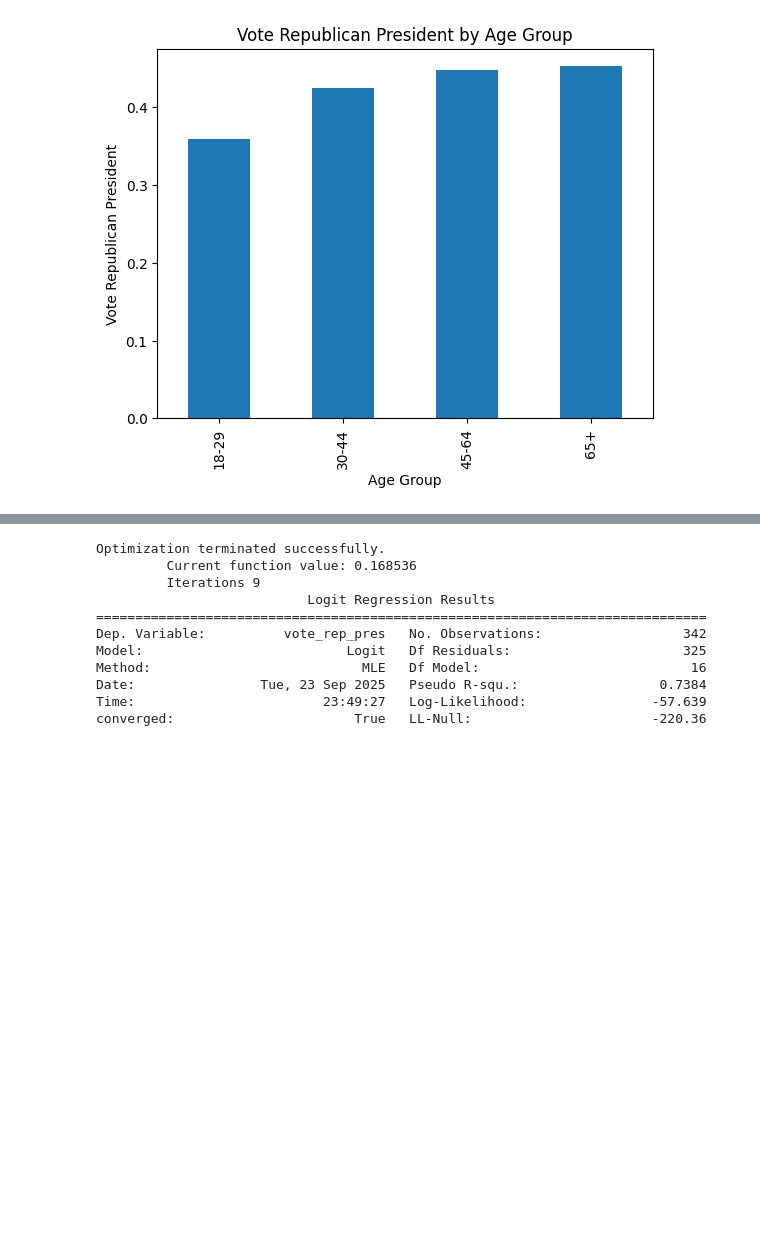
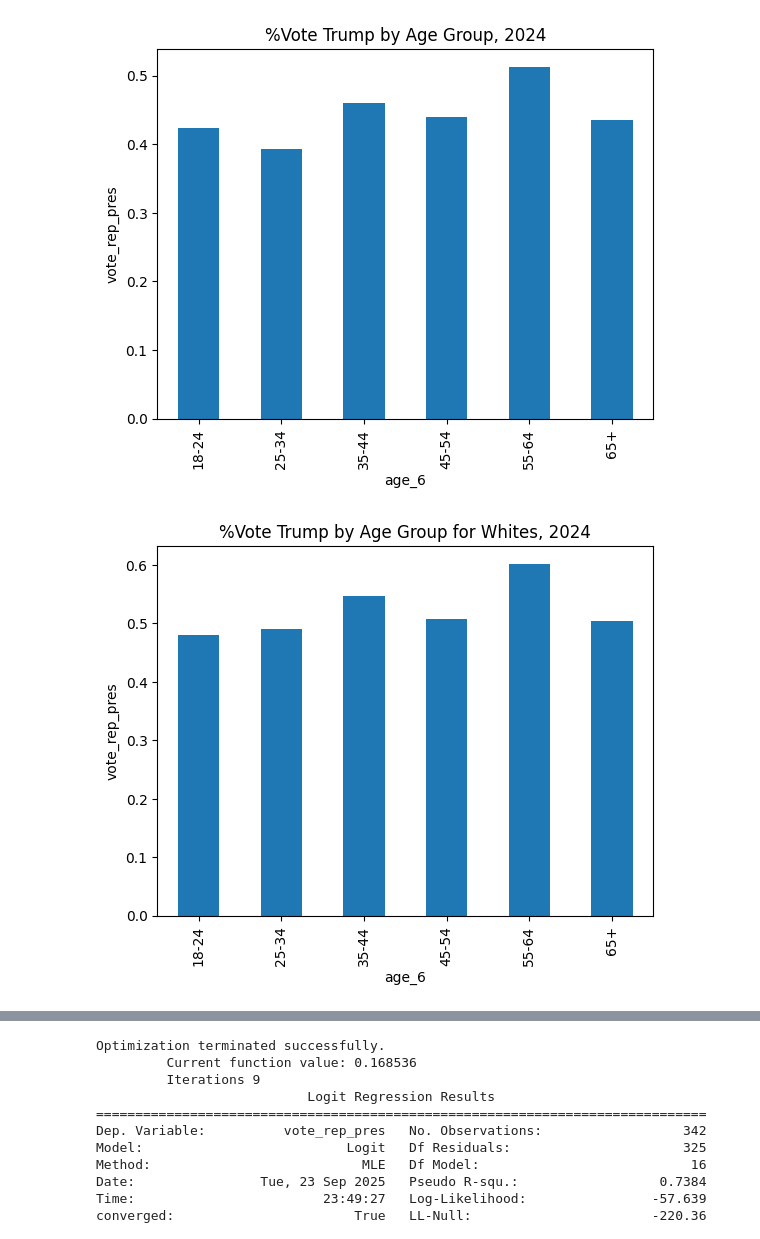
Before and after one commit to infiniteperplexity/python_socsci_revised, a Jupyter notebook: statsmodels.ipynb, the cells around one changed output, grey strips where cells are left out. Drawn from its saved outputs; the diff is of its cells as text; code cells hidden in the pictures; blank space fills up the shorter version.

```diff
--- a/statsmodels.ipynb
+++ b/statsmodels.ipynb
@@ -101,13 +105,23 @@ calculations = {
         "65+" if int(row["age"]) >= 65 else
         pd.NA
     ),
+    "age_6": lambda row: (
+        pd.NA if pd.isna(row["age"]) else
+        "18-24" if 18 <= int(row["age"]) <= 24 else
+        "25-34" if 25 <= int(row["age"]) <= 34 else
+        "35-44" if 35 <= int(row["age"]) <= 44 else
+        "45-54" if 45 <= int(row["age"]) <= 54 else
+        "55-64" if 55 <= int(row["age"]) <= 64 else
+        "65+" if int(row["age"]) >= 65 else
+        pd.NA
+    ),
     "resentment": lambda row: (
         pd.NA if pd.isna(row["special_favors_minus"]) or pd.isna(row["tried_harder_minus"]) or pd.isna(row["past_slavery_plus"]) or pd.isna(row["less_deserve_plus"]) else
         int(row["past_slavery_plus"]) + int(row["less_deserve_plus"]) - int(row["special_favors_minus"]) - int(row["tried_harder_minus"])#+ 12 # if you want a 4-20 scale.
     ),
     "race_edu_block": lambda row: (
         pd.NA if pd.isna(row["college_3"]) or pd.isna(row["race"]) else
-        "NonWhite" if row["race"] in ("Black","Hispanic","Other") else
+        "NonWhite" if row["race"] in ("Black","Hispanic","Other") else.csv", low_memor
         "WhiteCollege" if row["race"] == "White" and row["college_3"] == 2 else
         "WhiteNonCollege" if row["race"] == "White" and row["college_3"] in (0,1) else
         pd.NA
@@ -474,14 +620,32 @@ Name: count, dtype: Int64
 # %%
-anes2024 = anes[anes['year'] == 2024]
+whites2024 = anes2024[anes2024["race"] == "White"]
+men2024 = anes2024[anes2024["female"] == 0]
+nonwhite_men2024 = anes2024[(anes2024["female"] == 0) & (anes2024["race"] != "White")]
 # %%
 # age_group on x axis, vote_rep_pres on y axis
 from matplotlib import pyplot as plt
-nomiss = anes2024[anes2024["age_group"].notna() & anes2024["vote_rep_pres"].notna()]
-# bar chart showing average vote_rep_pres by age_group
-nomiss.groupby("age_group")["vote_rep_pres"].mean().plot(kind="bar")
-plt.xlabel("Age Group")
-plt.ylabel("Vote Republican President")
-plt.title("Vote Republican President by Age Group")
-plt.show()
+def weighted_mean(data, val_col, weight="weight"):
+    #print(type(data))
+    nomiss = data[data[val_col].notna() & data[weight].notna()]
+    if len(nomiss) == 0:
+        raise ValueError("No valid data to compute weighted mean")
+    return (nomiss[val_col] * nomiss[weight]).sum() / nomiss[weight].sum()
+
+def weighted_bar_chart(ds, val, groupby_col, weight="weight", title=None):
+    nomiss = ds[ds[groupby_col].notna() & ds[val].notna()]
+    nomiss.groupby(groupby_col).apply(lambda x: weighted_mean(x, val, weight=weight)).plot(kind="bar")
+    plt.xlabel(groupby_col)
+    plt.ylabel(val)
+    if title:
+        plt.title(title)
+    else:
+        plt.title(f"Average {val} by {cat}")
+    plt.show()
+
+weighted_bar_chart(anes2024, "vote_rep_pres", "age_6", title="%Vote Trump by Age Group, 2024")
+weighted_bar_chart(whites2024, "vote_rep_pres", "age_6", title="%Vote Trump by Age Group for Whites, 2024")
+weighted_bar_chart(men2024, "vote_rep_pres", "age_6", title="%Vote Trump by Age Group for Men, 2024")
+weighted_bar_chart(nonwhite_men2024, "vote_rep_pres", "age_6", title="%Vote Trump by Age Group for Non-White Men, 2024")
 # %% [output]
-[figure, old version]
+[figure, new version]
+[figure, added]
```
Also changed, not shown: parts of 13 cells of this notebook, 4 other files.
